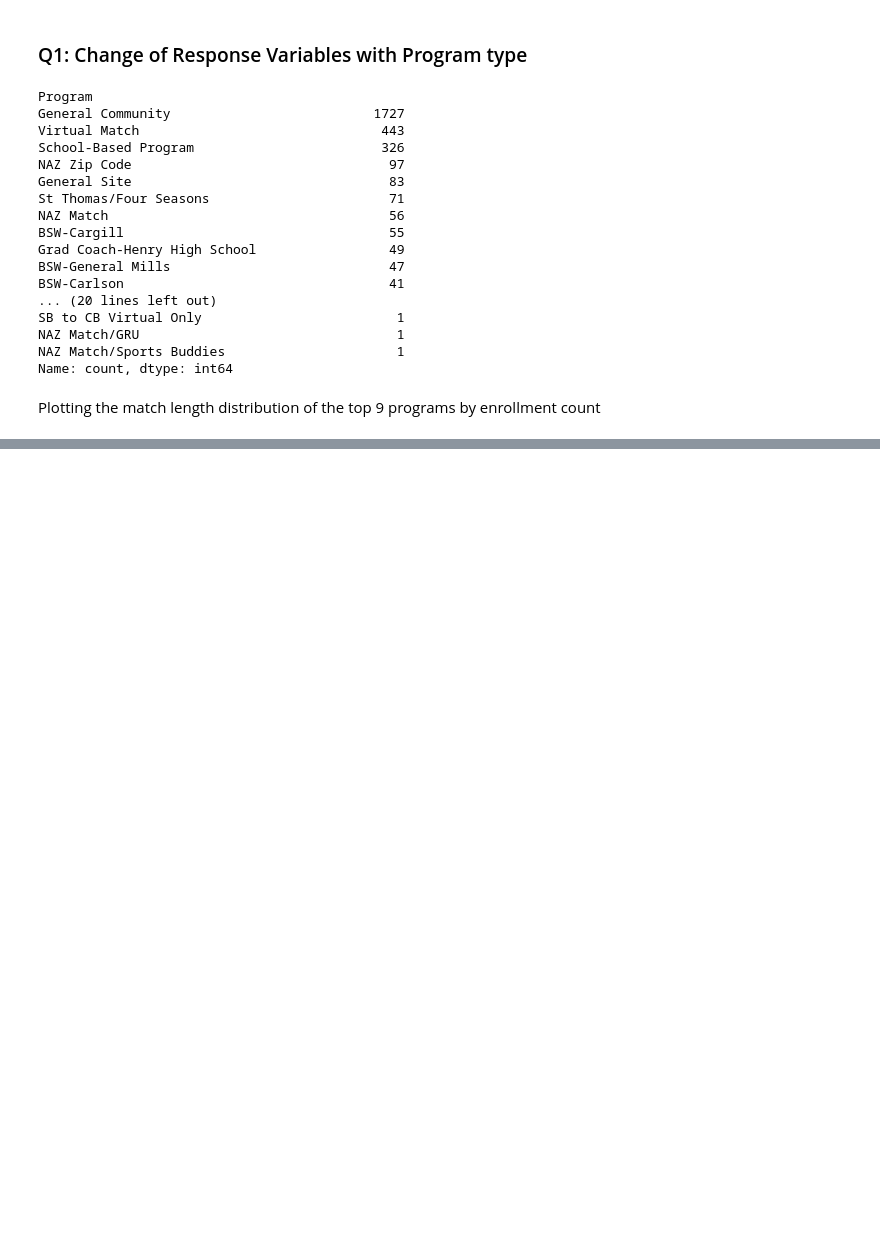
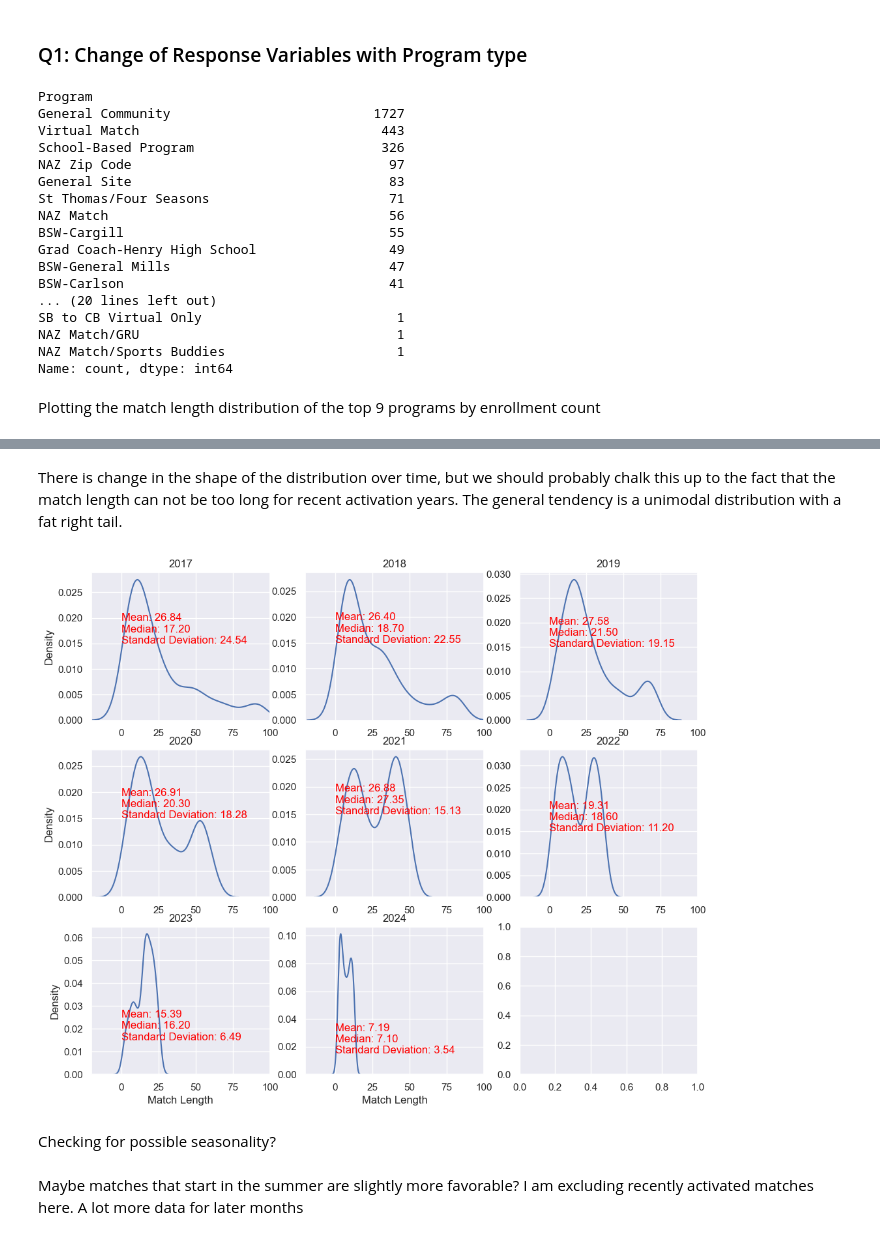
Before and after one commit to wgraysonp/sett-theorists-minne-analytics, a Jupyter notebook: novice.ipynb, the cells around one changed output, grey strips where cells are left out. Saved outputs shown, nothing was run; the diff lists cells and outputs as text; code cells hidden in the pictures; blank space fills up the shorter version.

```diff
--- a/novice.ipynb
+++ b/novice.ipynb
@@ -132,0 +129,29 @@ g_1
+# %% [markdown]
+There is change in the shape of the distribution over time, but we should probably chalk this up to the fact that the match length can not be too long for recent activation years. The general tendency is a unimodal distribution with a fat right tail.
+# %%
+fig, ax = plt.subplots(3,3, figsize=(12,10))
+years = [2017 + i for i in range(8)]
+
+for i in range(3):
+    for j in range(3):
+        if not years:
+            break
+        p = years.pop(0)
+        sns.kdeplot(data=df_static[df_static['Activation Year'] == p], x='Match Length', ax=ax[i, j])
+        mean_match = df_static[df_static['Activation Year'] == p]['Match Length'].mean()
+        median_match = df_static[df_static['Activation Year'] == p]['Match Length'].median()
+        std_match = df_static[df_static['Activation Year'] == p]['Match Length'].std()
+
+        s = f"Mean: {mean_match:.2f}\nMedian: {median_match:.2f}\nStandard Deviation: {std_match:.2f}"
+        ax[i, j].text(x=0, y=0.015, s=s, fontsize=12, color='red')
+        ax[i, j].set_xlim(-20, 100)
+        if i in [0, 1]:
+            ax[i,j].set_xlabel(None)
+        if j in [1, 2]:
+            ax[i, j].set_ylabel(None)
+        ax[i, j].set_title(f'{p}')
+plt.show()
+# %% [output]
+[figure, added]
+# %% [markdown]
+Checking for possible seasonality?
@@ -132,0 +160,2 @@ g_1
+# %% [markdown]
+Maybe matches that start in the summer are slightly more favorable? I am excluding recently activated matches here. A lot more data for later months
```
Also changed, not shown: parts of 49 cells of this notebook, 1 other file.
